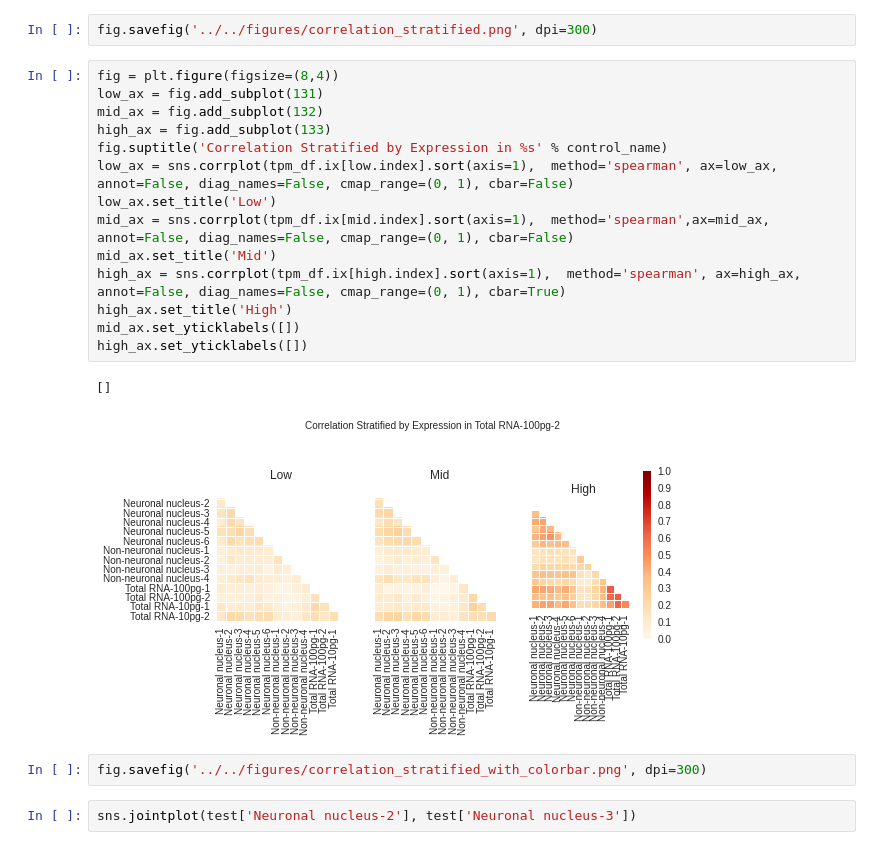
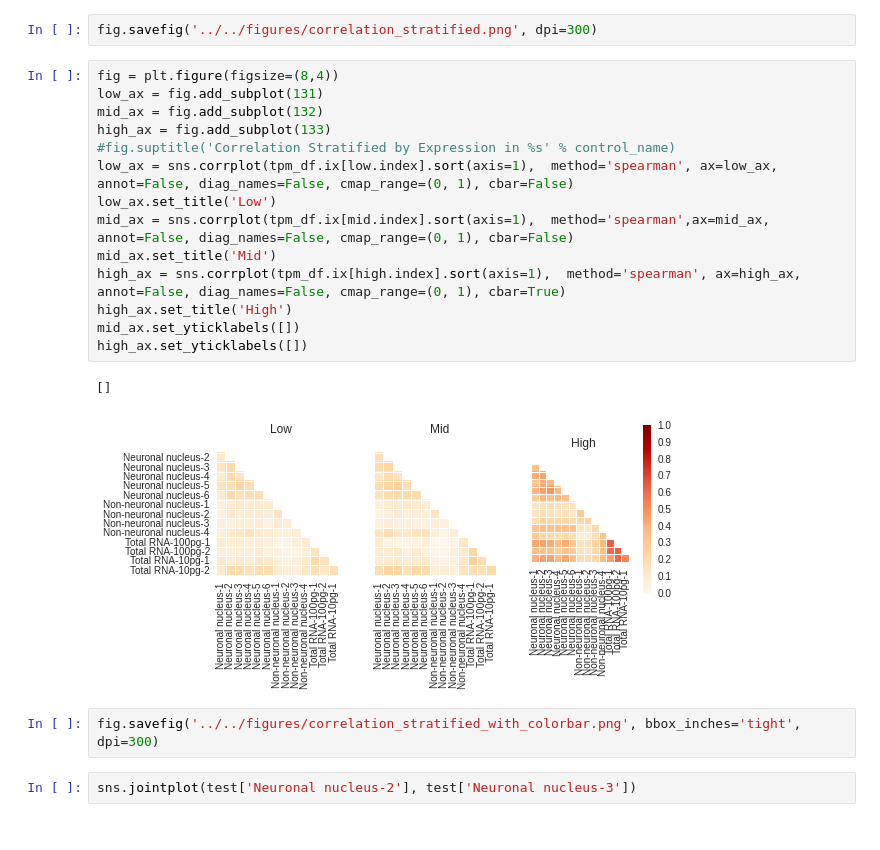
Before and after one commit to Schork-Lab/single-cell, a Jupyter notebook: ipython/nature_protocol/correlation.ipynb, the cells around one changed output. Cells and saved outputs as stored; diff of their text form.

Commit message:
Tight layout on the figures

```diff
--- a/ipython/nature_protocol/correlation.ipynb
+++ b/ipython/nature_protocol/correlation.ipynb
@@ -61,22 +61,22 @@ fig.savefig('../../figures/correlation_stratified.png', dpi=300)
 # %%
 fig = plt.figure(figsize=(8,4))
 low_ax = fig.add_subplot(131)
 mid_ax = fig.add_subplot(132)
 high_ax = fig.add_subplot(133)
-fig.suptitle('Correlation Stratified by Expression in %s' % control_name)
+#fig.suptitle('Correlation Stratified by Expression in %s' % control_name)
 low_ax = sns.corrplot(tpm_df.ix[low.index].sort(axis=1),  method='spearman', ax=low_ax, annot=False, diag_names=False, cmap_range=(0, 1), cbar=False)
 low_ax.set_title('Low')
 mid_ax = sns.corrplot(tpm_df.ix[mid.index].sort(axis=1),  method='spearman',ax=mid_ax, annot=False, diag_names=False, cmap_range=(0, 1), cbar=False)
 mid_ax.set_title('Mid')
 high_ax = sns.corrplot(tpm_df.ix[high.index].sort(axis=1),  method='spearman', ax=high_ax, annot=False, diag_names=False, cmap_range=(0, 1), cbar=True)
 high_ax.set_title('High')
 mid_ax.set_yticklabels([])
 high_ax.set_yticklabels([])
 # %% [output]
 []
-[figure, old version]
+[figure, new version]
 # %%
-fig.savefig('../../figures/correlation_stratified_with_colorbar.png', dpi=300)
+fig.savefig('../../figures/correlation_stratified_with_colorbar.png', bbox_inches='tight', dpi=300)
 # %%
 sns.jointplot(test['Neuronal nucleus-2'], test['Neuronal nucleus-3'])
 # %% [output]
```
Also changed, not shown: 2 other files.
